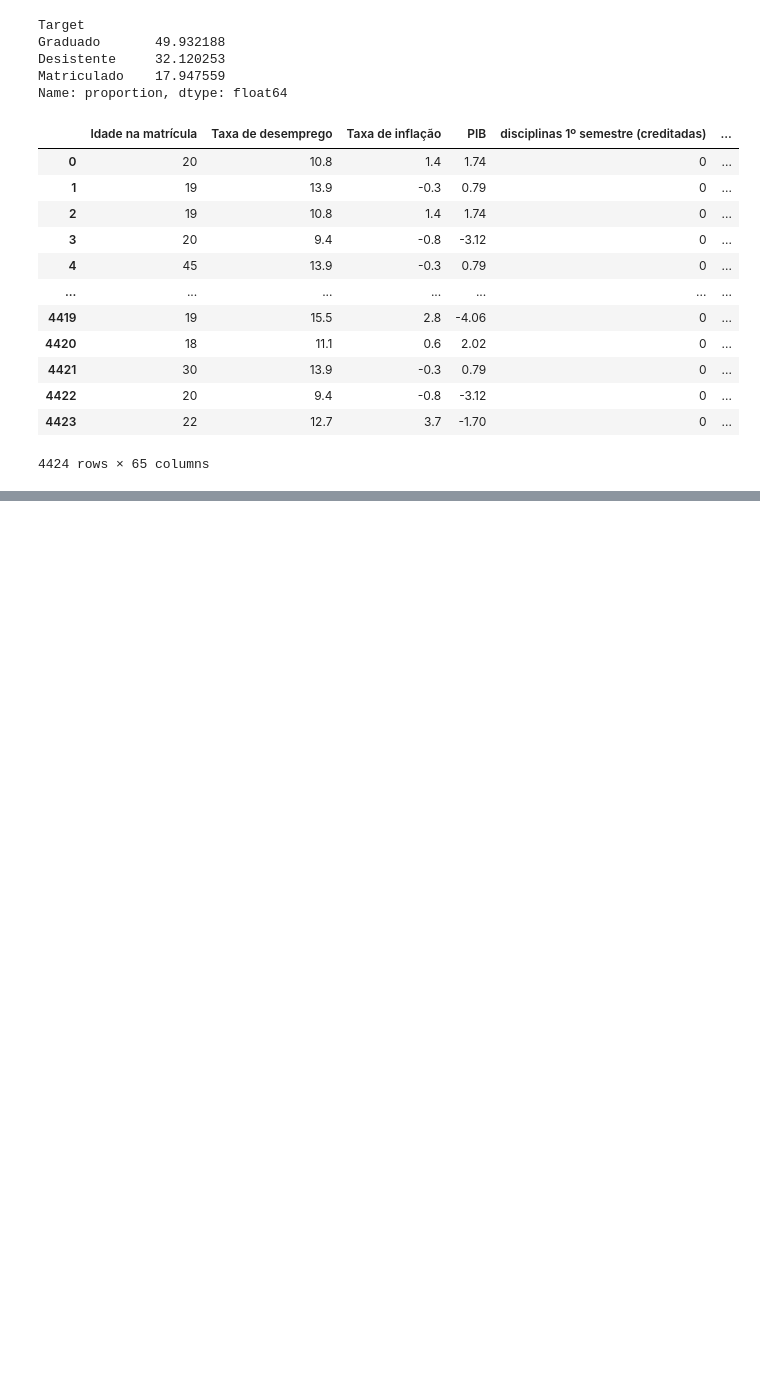
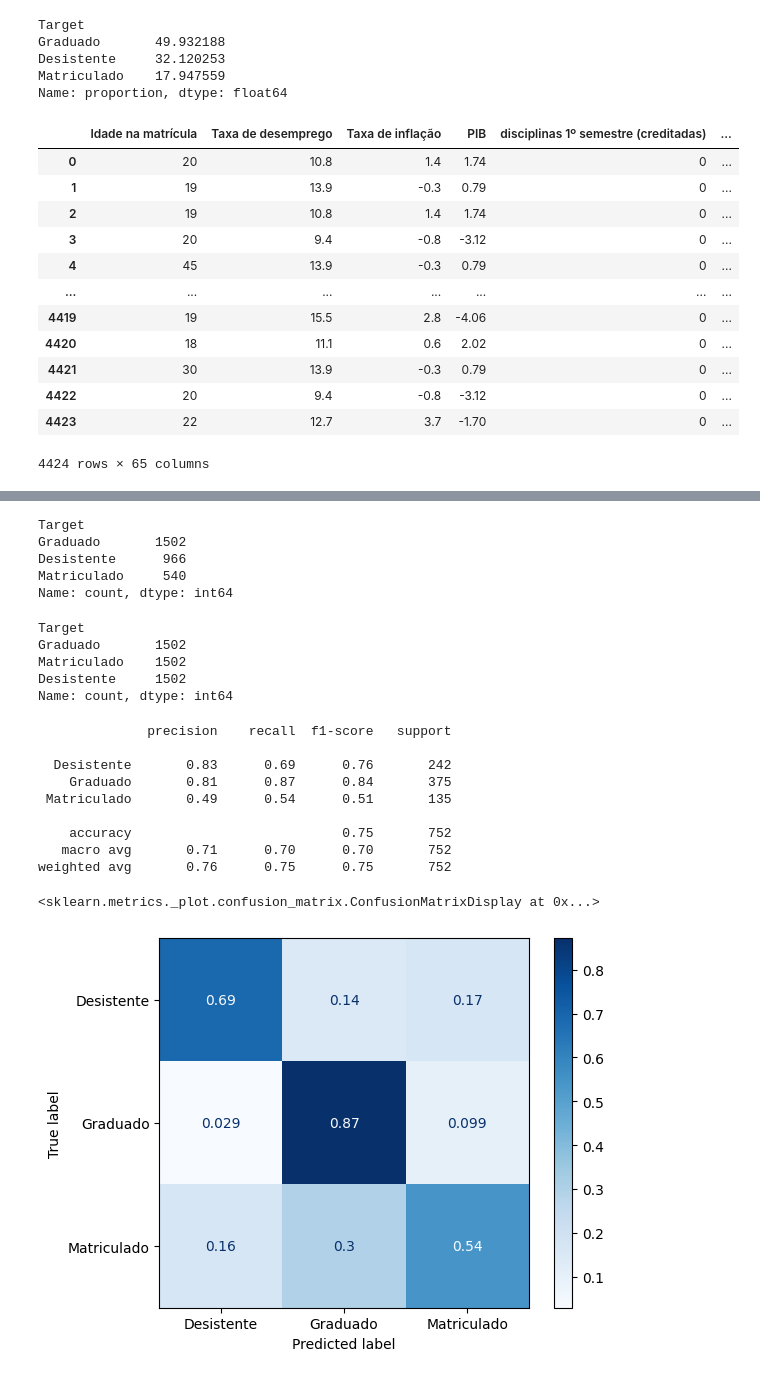
Before and after one commit to Vagnerkrg/class-dados-com-ml, a Jupyter notebook: multiclasse.ipynb, the cells around one changed output, grey strips where cells are left out. Saved outputs shown, nothing was run; the diff lists cells and outputs as text; code cells hidden in the pictures; blank space fills up the shorter version.

```diff
--- a/multiclasse.ipynb
+++ b/multiclasse.ipynb
@@ -283,0 +322,9 @@ plt.show()
+# %%
+# Conta a quantidade absoluta de alunos em cada classe (Target) no conjunto de treino
+y_treino.value_counts()
+# %% [output]
+Target
+Graduado       1502
+Desistente      966
+Matriculado     540
+Name: count, dtype: int64
@@ -283,0 +333,39 @@ plt.show()
+# %%
+# Inicializa o SMOTE para criar dados sintéticos e balancear as classes menores
+oversample = SMOTE(random_state=0)
+
+# CORREÇÃO: Altera para X_treino (X maiúsculo) para puxar a variável correta da memória
+X_balanceado, y_balanceado = oversample.fit_resample(X_treino, y_treino)
+# %%
+# Confere o balanceamento das classes. O SMOTE igualou todas com base na classe majoritária.
+y_balanceado.value_counts()
+# %% [output]
+Target
+Graduado       1502
+Matriculado    1502
+Desistente     1502
+Name: count, dtype: int64
+# %%
+# 1. Inicializa o novo modelo de Floresta Aleatória limitando a profundidade máxima em 10 níveis para evitar overfitting
+modelo = RandomForestClassifier(random_state=0, max_depth=10)
+
+# 2. CORREÇÃO: Altera para X_balanceado (X maiúsculo) para treinar o modelo com os dados equilibrados pelo SMOTE
+modelo.fit(X_balanceado, y_balanceado)
+
+# 3. CORREÇÃO: Altera para X_val (X maiúsculo) para prever as respostas na base de validação isolada
+y_pred = modelo.predict(X_val)
+# %%
+print(classification_report(y_val, y_pred))
+ConfusionMatrixDisplay.from_predictions(y_val, y_pred, normalize='true', cmap='Blues')
+# %% [output]
+              precision    recall  f1-score   support
+
+  Desistente       0.83      0.69      0.76       242
+    Graduado       0.81      0.87      0.84       375
+ Matriculado       0.49      0.54      0.51       135
+
+    accuracy                           0.75       752
+   macro avg       0.71      0.70      0.70       752
+weighted avg       0.76      0.75      0.75       752
+<sklearn.metrics._plot.confusion_matrix.ConfusionMatrixDisplay at 0x...>
+[figure, added]
```
Also changed, not shown: parts of 12 cells of this notebook.
